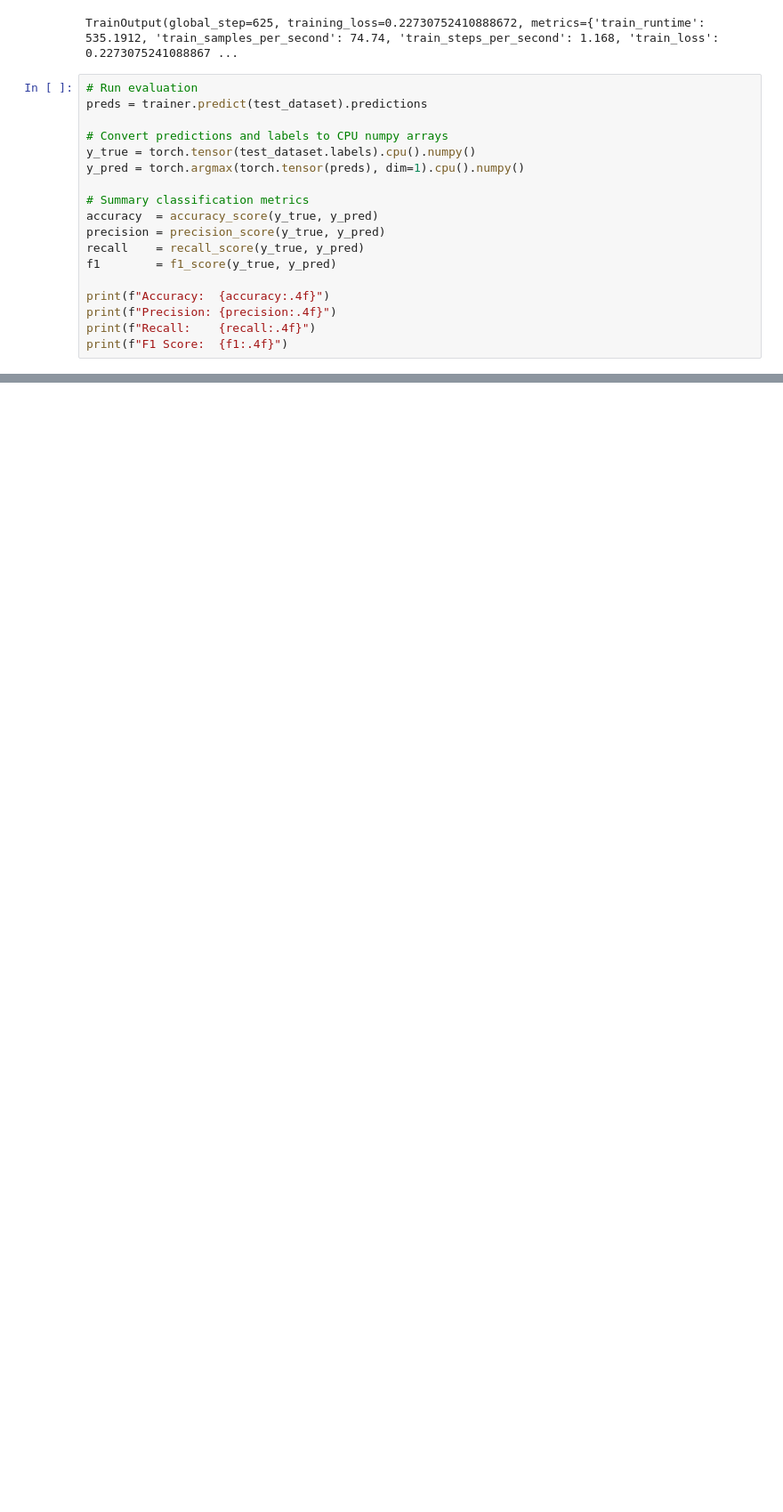
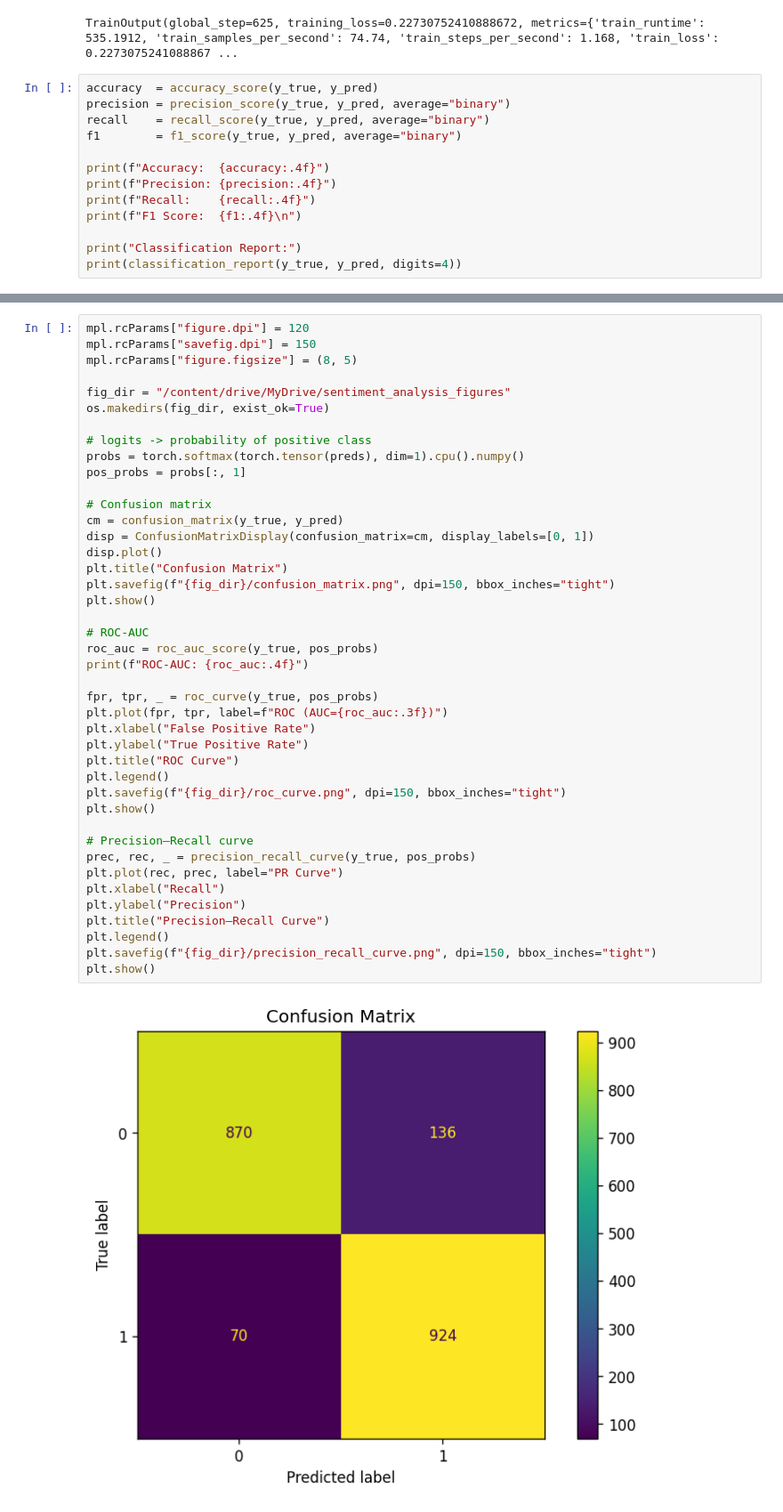
Before and after one commit to racoope70/BERTified, a Jupyter notebook: imdb_bert_sentiment_baseline.ipynb, the cells around one changed output, grey strips where cells are left out. Shown at 89% size. Cells and saved outputs as stored; diff of their text form; blank space fills up the shorter version.

```diff
--- a/imdb_bert_sentiment_baseline.ipynb
+++ b/imdb_bert_sentiment_baseline.ipynb
@@ -202,23 +212,18 @@ trainer.train()
 {'train_runtime': 535.1912, 'train_samples_per_second': 74.74, 'train_steps_per_second': 1.168, 'train_loss': 0.22730752410888672, 'epoch': 5.0}
 TrainOutput(global_step=625, training_loss=0.22730752410888672, metrics={'train_runtime': 535.1912, 'train_samples_per_second': 74.74, 'train_steps_per_second': 1.168, 'train_loss': 0.2273075241088867 ...
 # %%
-# Run evaluation
-preds = trainer.predict(test_dataset).predictions
-
-# Convert predictions and labels to CPU numpy arrays
-y_true = torch.tensor(test_dataset.labels).cpu().numpy()
-y_pred = torch.argmax(torch.tensor(preds), dim=1).cpu().numpy()
-
-# Summary classification metrics
 accuracy  = accuracy_score(y_true, y_pred)
-precision = precision_score(y_true, y_pred)
-recall    = recall_score(y_true, y_pred)
-f1        = f1_score(y_true, y_pred)
+precision = precision_score(y_true, y_pred, average="binary")
+recall    = recall_score(y_true, y_pred, average="binary")
+f1        = f1_score(y_true, y_pred, average="binary")
 
 print(f"Accuracy:  {accuracy:.4f}")
 print(f"Precision: {precision:.4f}")
 print(f"Recall:    {recall:.4f}")
-print(f"F1 Score:  {f1:.4f}")
+print(f"F1 Score:  {f1:.4f}\n")
+
+print("Classification Report:")
+print(classification_report(y_true, y_pred, digits=4))
 # %% [output]
 Accuracy:  0.8970
 Precision: 0.8717
@@ -226,0 +242,44 @@ F1 Score:  0.8997
+# %%
+mpl.rcParams["figure.dpi"] = 120
+mpl.rcParams["savefig.dpi"] = 150
+mpl.rcParams["figure.figsize"] = (8, 5)
+
+fig_dir = "/content/drive/MyDrive/sentiment_analysis_figures"
+os.makedirs(fig_dir, exist_ok=True)
+
+# logits -> probability of positive class
+probs = torch.softmax(torch.tensor(preds), dim=1).cpu().numpy()
+pos_probs = probs[:, 1]
+
+# Confusion matrix
+cm = confusion_matrix(y_true, y_pred)
+disp = ConfusionMatrixDisplay(confusion_matrix=cm, display_labels=[0, 1])
+disp.plot()
+plt.title("Confusion Matrix")
+plt.savefig(f"{fig_dir}/confusion_matrix.png", dpi=150, bbox_inches="tight")
+plt.show()
+
+# ROC-AUC
+roc_auc = roc_auc_score(y_true, pos_probs)
+print(f"ROC-AUC: {roc_auc:.4f}")
+
+fpr, tpr, _ = roc_curve(y_true, pos_probs)
+plt.plot(fpr, tpr, label=f"ROC (AUC={roc_auc:.3f})")
+plt.xlabel("False Positive Rate")
+plt.ylabel("True Positive Rate")
+plt.title("ROC Curve")
+plt.legend()
+plt.savefig(f"{fig_dir}/roc_curve.png", dpi=150, bbox_inches="tight")
+plt.show()
+
+# Precision–Recall curve
+prec, rec, _ = precision_recall_curve(y_true, pos_probs)
+plt.plot(rec, prec, label="PR Curve")
+plt.xlabel("Recall")
+plt.ylabel("Precision")
+plt.title("Precision–Recall Curve")
+plt.legend()
+plt.savefig(f"{fig_dir}/precision_recall_curve.png", dpi=150, bbox_inches="tight")
+plt.show()
+# %% [output]
+[figure, added]
```
Also changed, not shown: parts of 6 cells of this notebook.
